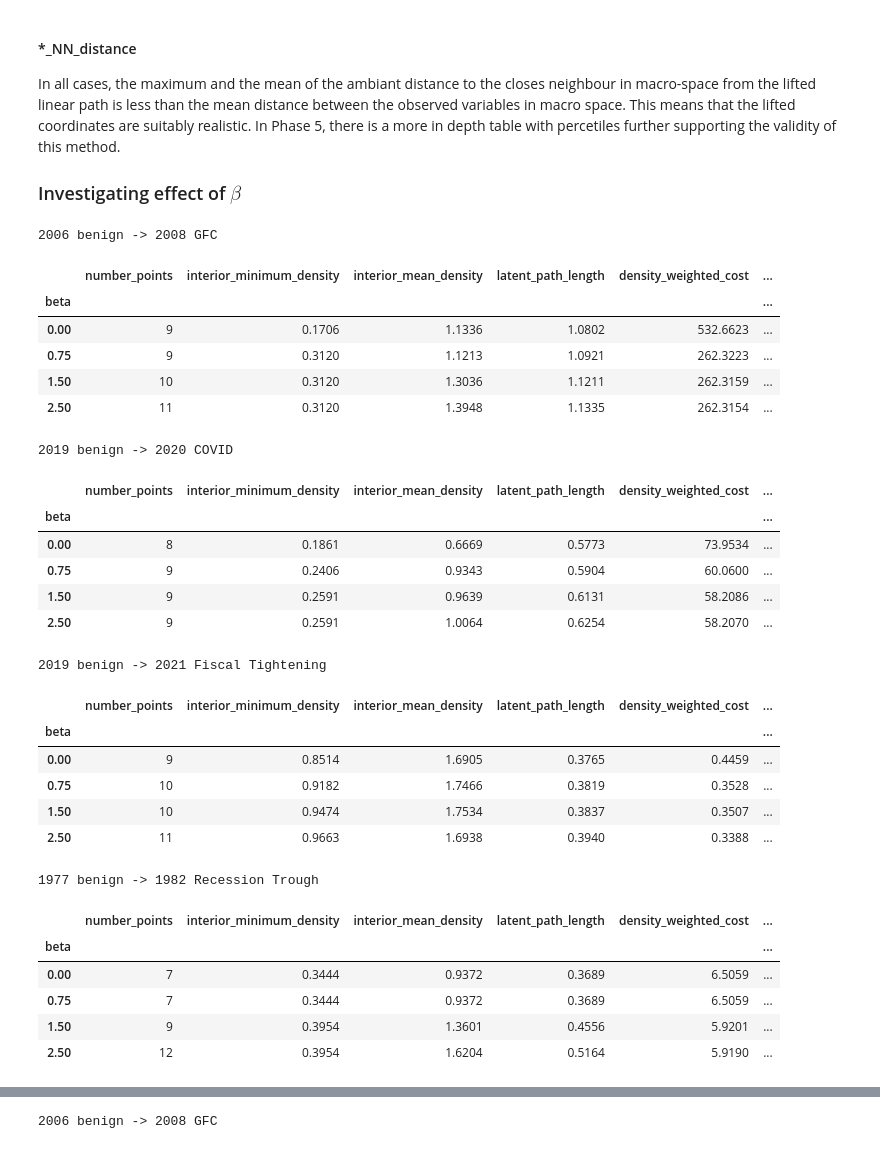
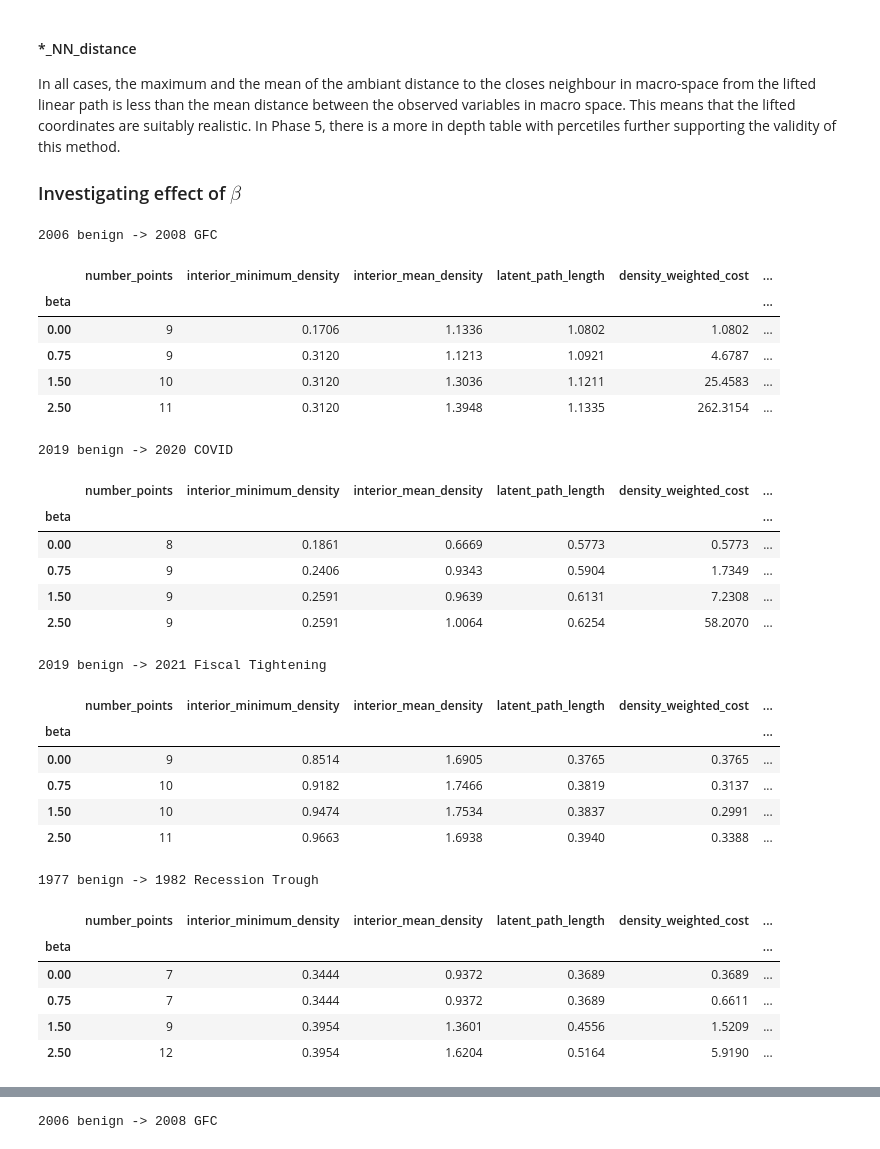
Before and after one commit to adamfowliee/JDKF_Starter, a Jupyter notebook: dissertation_brief/brief_phase6.ipynb, the cells around one changed output, grey strips where cells are left out. Drawn from its saved outputs; the diff is of its cells as text; code cells hidden in the pictures.

```diff
--- a/dissertation_brief/brief_phase6.ipynb
+++ b/dissertation_brief/brief_phase6.ipynb
@@ -260,57 +260,57 @@ for event, (start_idx, end_idx) in endpoints.items():
 # %%
 rows = []
 for rec in beta_path_records:
     beta = rec["beta"]; coords = rec["coords"]
     density = rec["density"]; V_path = rec["V"]
     Z_lift = rec["Z_lift"]
 
     dNN = ambient_nn_distances(Z_lift, Z)
     density_int = interior_values(density)
 
     rows.append({
         "beta": beta,
         "event": rec["event"],
         "number_points": rec["coords"].shape[0],
         "interior_minimum_density": density_int.min(),
         "interior_mean_density": density_int.mean(),
         "latent_path_length": latent_path_length(coords),
-        "density_weighted_cost": density_weighted_cost(coords, V_path, beta=2.5),
+        "density_weighted_cost": density_weighted_cost(coords, V_path, beta=beta),
         "smoothness": path_smoothness(coords),
     })
 
 beta_metrics_df = pd.DataFrame(rows)
 for event in beta_metrics_df["event"].unique():
     event_table = (beta_metrics_df[beta_metrics_df["event"] == event].set_index("beta").drop(columns="event"))
     print(event)
     display(event_table.round(4))
 # %% [output]
 2006 benign -> 2008 GFC
 |  | number_points | interior_minimum_density | interior_mean_density | latent_path_length | density_weighted_cost | ... |
 | beta |  |  |  |  |  | ... |
-| 0.00 | 9 | 0.1706 | 1.1336 | 1.0802 | 532.6623 | ... |
-| 0.75 | 9 | 0.3120 | 1.1213 | 1.0921 | 262.3223 | ... |
-| 1.50 | 10 | 0.3120 | 1.3036 | 1.1211 | 262.3159 | ... |
+| 0.00 | 9 | 0.1706 | 1.1336 | 1.0802 | 1.0802 | ... |
+| 0.75 | 9 | 0.3120 | 1.1213 | 1.0921 | 4.6787 | ... |
+| 1.50 | 10 | 0.3120 | 1.3036 | 1.1211 | 25.4583 | ... |
 | 2.50 | 11 | 0.3120 | 1.3948 | 1.1335 | 262.3154 | ... |
 2019 benign -> 2020 COVID
 |  | number_points | interior_minimum_density | interior_mean_density | latent_path_length | density_weighted_cost | ... |
 | beta |  |  |  |  |  | ... |
-| 0.00 | 8 | 0.1861 | 0.6669 | 0.5773 | 73.9534 | ... |
-| 0.75 | 9 | 0.2406 | 0.9343 | 0.5904 | 60.0600 | ... |
-| 1.50 | 9 | 0.2591 | 0.9639 | 0.6131 | 58.2086 | ... |
+| 0.00 | 8 | 0.1861 | 0.6669 | 0.5773 | 0.5773 | ... |
+| 0.75 | 9 | 0.2406 | 0.9343 | 0.5904 | 1.7349 | ... |
+| 1.50 | 9 | 0.2591 | 0.9639 | 0.6131 | 7.2308 | ... |
 | 2.50 | 9 | 0.2591 | 1.0064 | 0.6254 | 58.2070 | ... |
 2019 benign -> 2021 Fiscal Tightening
 |  | number_points | interior_minimum_density | interior_mean_density | latent_path_length | density_weighted_cost | ... |
 | beta |  |  |  |  |  | ... |
-| 0.00 | 9 | 0.8514 | 1.6905 | 0.3765 | 0.4459 | ... |
-| 0.75 | 10 | 0.9182 | 1.7466 | 0.3819 | 0.3528 | ... |
-| 1.50 | 10 | 0.9474 | 1.7534 | 0.3837 | 0.3507 | ... |
+| 0.00 | 9 | 0.8514 | 1.6905 | 0.3765 | 0.3765 | ... |
+| 0.75 | 10 | 0.9182 | 1.7466 | 0.3819 | 0.3137 | ... |
+| 1.50 | 10 | 0.9474 | 1.7534 | 0.3837 | 0.2991 | ... |
 | 2.50 | 11 | 0.9663 | 1.6938 | 0.3940 | 0.3388 | ... |
 1977 benign -> 1982 Recession Trough
 |  | number_points | interior_minimum_density | interior_mean_density | latent_path_length | density_weighted_cost | ... |
 | beta |  |  |  |  |  | ... |
-| 0.00 | 7 | 0.3444 | 0.9372 | 0.3689 | 6.5059 | ... |
-| 0.75 | 7 | 0.3444 | 0.9372 | 0.3689 | 6.5059 | ... |
-| 1.50 | 9 | 0.3954 | 1.3601 | 0.4556 | 5.9201 | ... |
+| 0.00 | 7 | 0.3444 | 0.9372 | 0.3689 | 0.3689 | ... |
+| 0.75 | 7 | 0.3444 | 0.9372 | 0.3689 | 0.6611 | ... |
+| 1.50 | 9 | 0.3954 | 1.3601 | 0.4556 | 1.5209 | ... |
 | 2.50 | 12 | 0.3954 | 1.6204 | 0.5164 | 5.9190 | ... |
 # %% [markdown]
 It is clear that increasing $\beta$ does what we want it to do (increases mean and min density). We can also see that it does seem to increase the number of points in a path while increasing the smoothness score (making the path more jagged) apart from for 2019-2021 and $\beta=0.0 \rightarrow \beta=0.75$.
```
Also changed, not shown: parts of 1 cell of this notebook, 2 other files.
